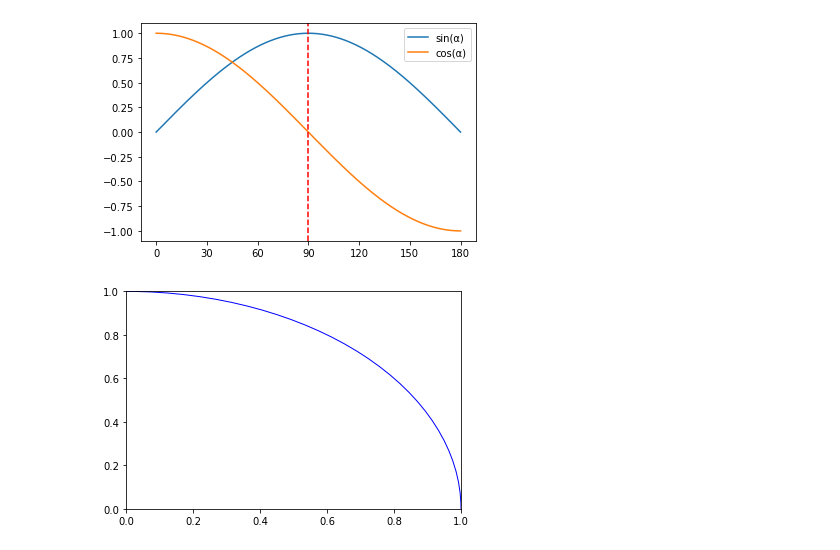
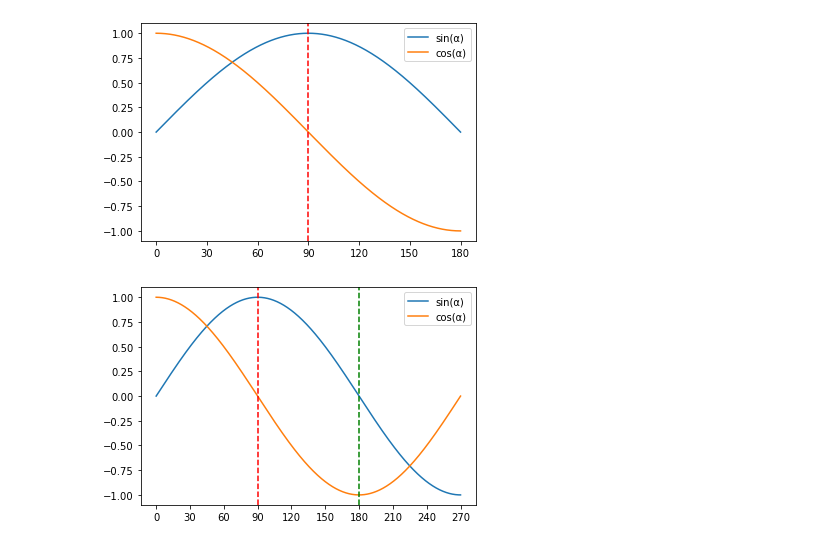
Before and after one commit to gadial/blog, a Jupyter notebook: assets/img/2021/Trigo.ipynb, the cells around one changed output. Drawn from its saved outputs; the diff is of its cells as text; code cells hidden in the pictures.

```diff
--- a/assets/img/2021/Trigo.ipynb
+++ b/assets/img/2021/Trigo.ipynb
@@ -24,11 +24,16 @@ plt.axvline(x=np.pi / 2, color='r', linestyle='--', label='vline1.5custom')
 plt.show()
 # %% [output]
 [figure]
-# %%
-fig = plt.figure()
-ax = fig.add_subplot(1, 1, 1)
-circ = plt.Circle((0, 0), radius=1, edgecolor='b', facecolor='None')
-ax.add_patch(circ)
-plt.show()
-# %% [output]
-[figure, removed]
+# %%
+x = np.linspace(0, 3*np.pi / 2, 1000)
+plt.plot(x, np.sin(x), label="sin(\u03B1)")
+plt.plot(x, np.cos(x), label="cos(\u03B1)")
+tick_names = [0, 30, 60, 90, 120, 150, 180, 210, 240, 270]
+ticks = [x * 2*np.pi / 360 for x in tick_names]
+plt.xticks(ticks, tick_names)
+plt.legend()
+plt.axvline(x=np.pi / 2, color='r', linestyle='--', label='vline1.5custom')
+plt.axvline(x=np.pi, color='g', linestyle='--', label='vline1.5custom')
+plt.show()
+# %% [output]
+[figure, added]
```
Also changed, not shown: parts of 2 cells of this notebook, 19 other files.
